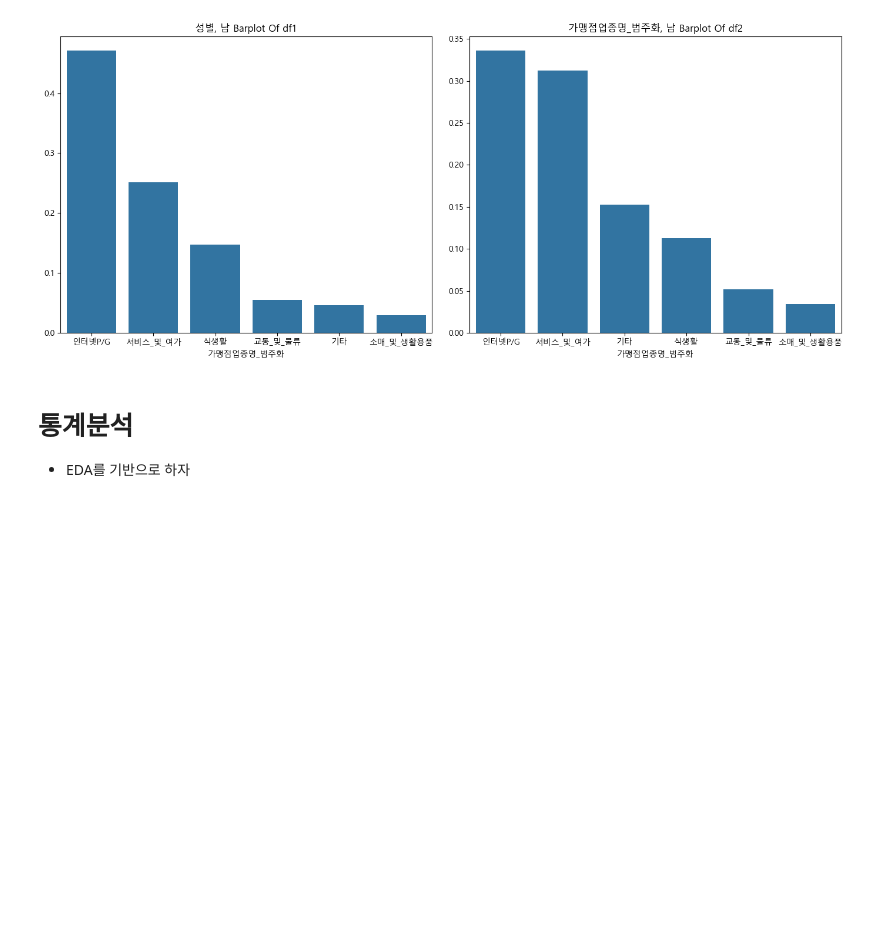
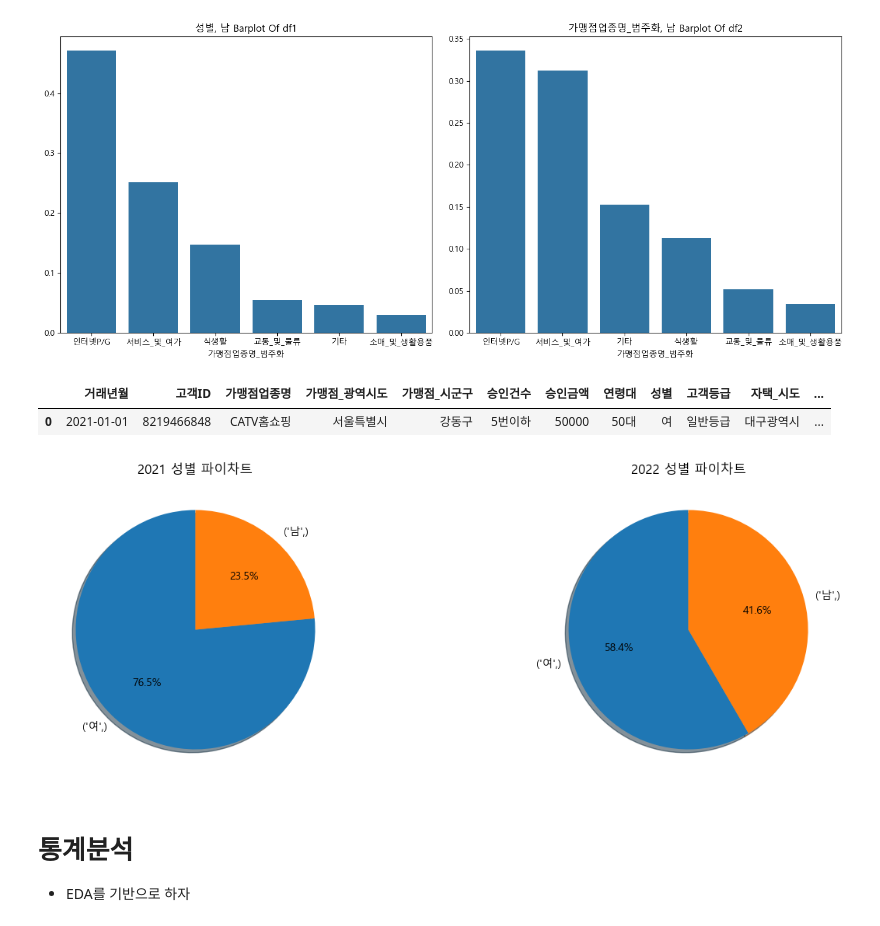
Before and after one commit to shs1018/iM_DiGital_Banker_academy, a Jupyter notebook: projects/iMBank_pj1/capital_spend_analysis_SHS.ipynb, the cells around one changed output. Drawn from its saved outputs; the diff is of its cells as text; code cells hidden in the pictures; blank space fills up the shorter version.

```diff
--- a/projects/iMBank_pj1/capital_spend_analysis_SHS.ipynb
+++ b/projects/iMBank_pj1/capital_spend_analysis_SHS.ipynb
@@ -8,12 +8,12 @@ import seaborn as sns
 # %%
 # 파이차트 만들기 함수
 
-def make_pie_chart(df_list,colname = '연령대'):
+def make_pie_chart(df_list,colname = "연령대"):
 
     fig, ax = plt.subplots(1,len(df_list),figsize = (15,5))
 
     for i, df in enumerate(df_list):
-        age_counts = df[colname].value_counts().head(10)
+        age_counts = df[[colname]].value_counts().head(10)
         labels = age_counts.index.tolist()
         sizes = age_counts.values
 
@@ -435,6 +442,15 @@ age_compare_('가맹점업종명','가맹점업종명_범주화', '소매_및_
 age_compare_('가맹점업종명_범주화','성별', '남')
 # %% [output]
 [figure]
+# %%
+capital_data.head(1)
+# %% [output]
+|  | 거래년월 | 고객ID | 가맹점업종명 | 가맹점_광역시도 | 가맹점_시군구 | 승인건수 | 승인금액 | 연령대 | 성별 | 고객등급 | 자택_시도 | ... |
+| 0 | 2021-01-01 | 8219466848 | CATV홈쇼핑 | 서울특별시 | 강동구 | 5번이하 | 50000 | 50대 | 여 | 일반등급 | 대구광역시 | ... |
+# %%
+make_pie_chart([capital_data[capital_data['가맹점업종명'] == '화장품'], capital_data], colname='성별')
+# %% [output]
+[figure, added]
 # %% [markdown]
 # 통계분석
 - EDA를 기반으로 하자
```
Also changed, not shown: parts of 4 cells of this notebook, 2 other files.
